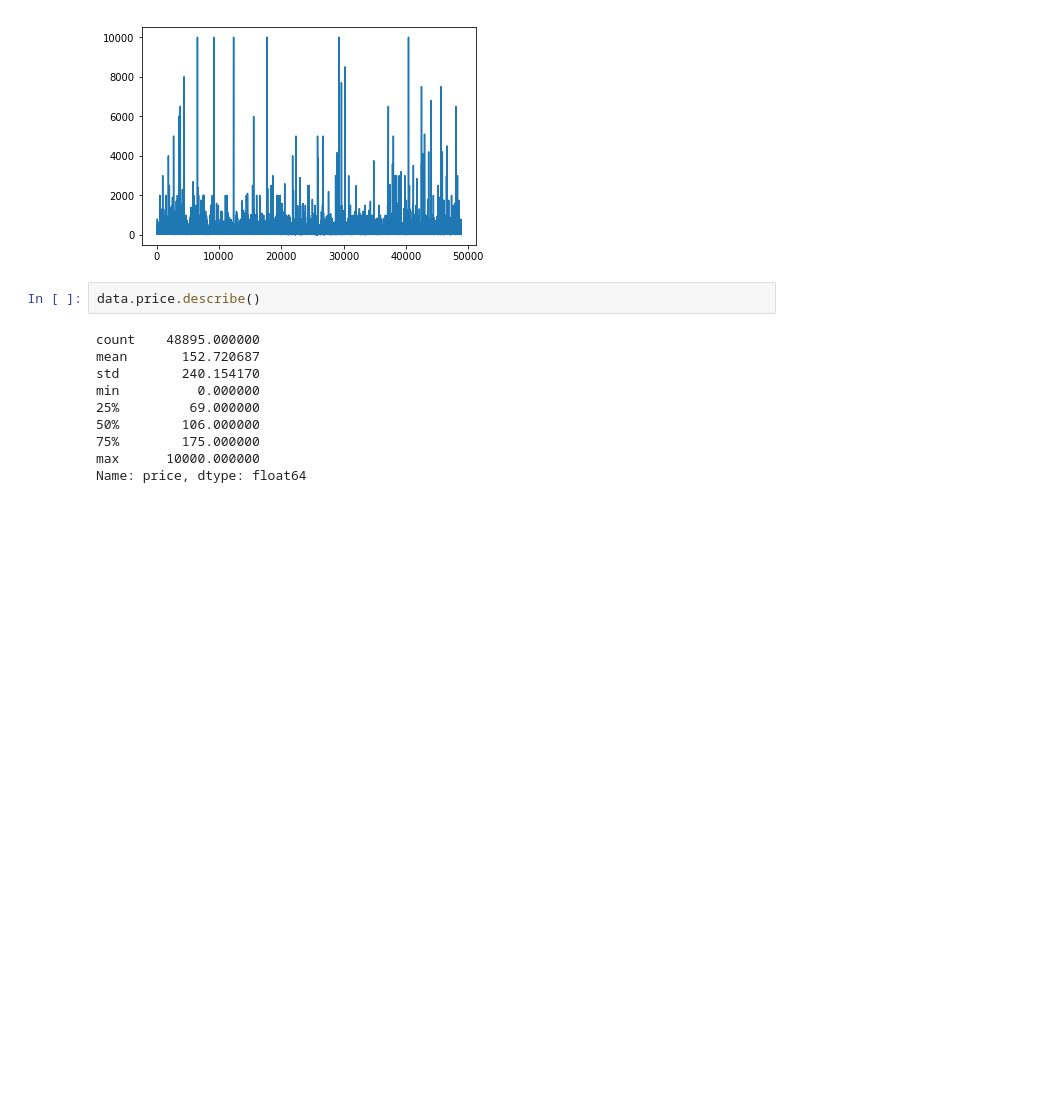
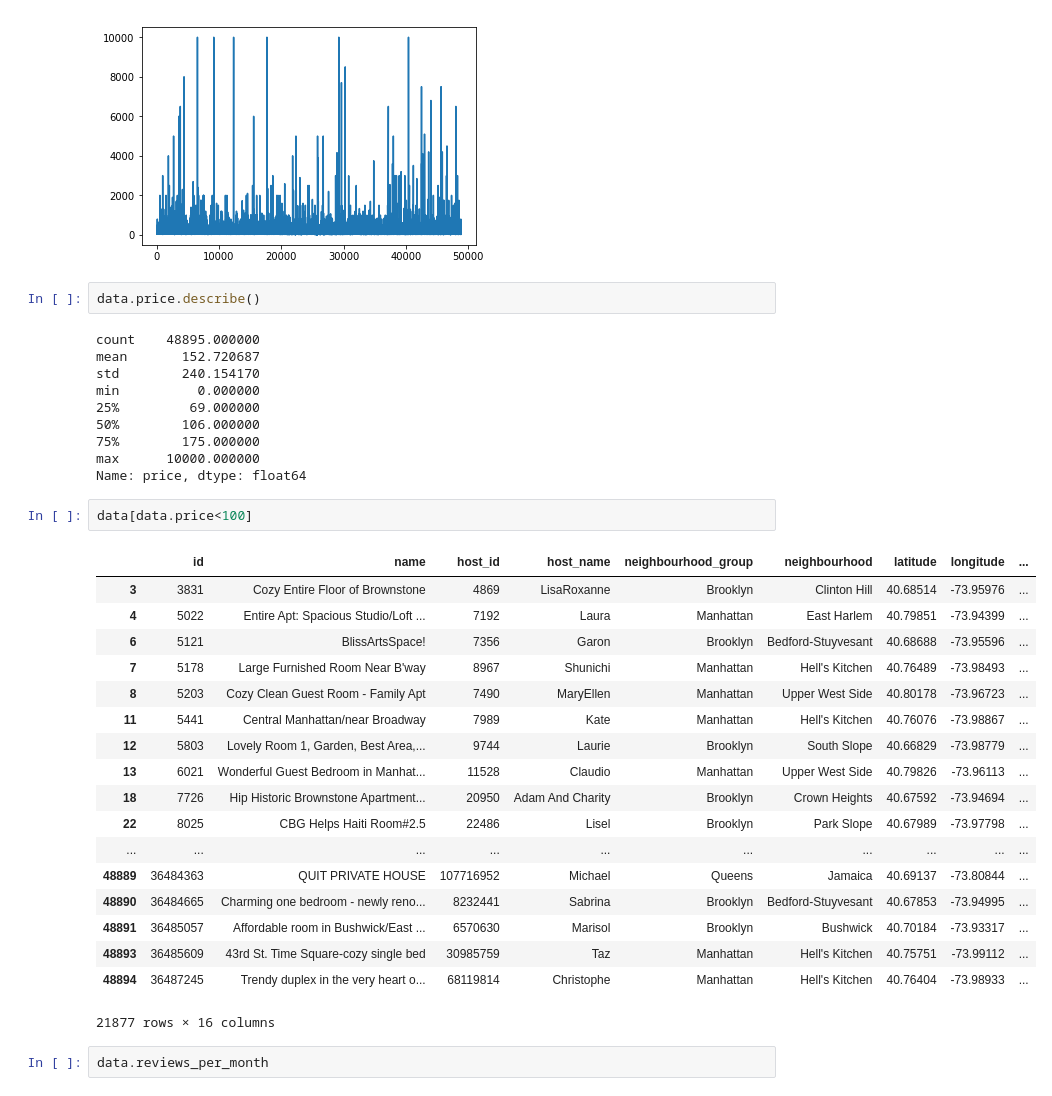
Before and after one commit to david-yang2/airbnb, a Jupyter notebook: EDA.ipynb, the cells around one changed output. Saved outputs shown, nothing was run; the diff lists cells and outputs as text; blank space fills up the shorter version.

```diff
--- a/EDA.ipynb
+++ b/EDA.ipynb
@@ -110,3 +110,26 @@ min          0.000000
 75%        175.000000
 max      10000.000000
 Name: price, dtype: float64
+# %%
+data[data.price<100]
+# %% [output]
+|  | id | name | host_id | host_name | neighbourhood_group | neighbourhood | latitude | longitude | ... |
+| 3 | 3831 | Cozy Entire Floor of Brownstone | 4869 | LisaRoxanne | Brooklyn | Clinton Hill | 40.68514 | -73.95976 | ... |
+| 4 | 5022 | Entire Apt: Spacious Studio/Loft ... | 7192 | Laura | Manhattan | East Harlem | 40.79851 | -73.94399 | ... |
+| 6 | 5121 | BlissArtsSpace! | 7356 | Garon | Brooklyn | Bedford-Stuyvesant | 40.68688 | -73.95596 | ... |
+| 7 | 5178 | Large Furnished Room Near B'way | 8967 | Shunichi | Manhattan | Hell's Kitchen | 40.76489 | -73.98493 | ... |
+| 8 | 5203 | Cozy Clean Guest Room - Family Apt | 7490 | MaryEllen | Manhattan | Upper West Side | 40.80178 | -73.96723 | ... |
+| 11 | 5441 | Central Manhattan/near Broadway | 7989 | Kate | Manhattan | Hell's Kitchen | 40.76076 | -73.98867 | ... |
+| 12 | 5803 | Lovely Room 1, Garden, Best Area,... | 9744 | Laurie | Brooklyn | South Slope | 40.66829 | -73.98779 | ... |
+| 13 | 6021 | Wonderful Guest Bedroom in Manhat... | 11528 | Claudio | Manhattan | Upper West Side | 40.79826 | -73.96113 | ... |
+| 18 | 7726 | Hip Historic Brownstone Apartment... | 20950 | Adam And Charity | Brooklyn | Crown Heights | 40.67592 | -73.94694 | ... |
+| 22 | 8025 | CBG Helps Haiti Room#2.5 | 22486 | Lisel | Brooklyn | Park Slope | 40.67989 | -73.97798 | ... |
+| ... | ... | ... | ... | ... | ... | ... | ... | ... | ... |
+| 48889 | 36484363 | QUIT PRIVATE HOUSE | 107716952 | Michael | Queens | Jamaica | 40.69137 | -73.80844 | ... |
+| 48890 | 36484665 | Charming one bedroom - newly reno... | 8232441 | Sabrina | Brooklyn | Bedford-Stuyvesant | 40.67853 | -73.94995 | ... |
+| 48891 | 36485057 | Affordable room in Bushwick/East ... | 6570630 | Marisol | Brooklyn | Bushwick | 40.70184 | -73.93317 | ... |
+| 48893 | 36485609 | 43rd St. Time Square-cozy single bed | 30985759 | Taz | Manhattan | Hell's Kitchen | 40.75751 | -73.99112 | ... |
+| 48894 | 36487245 | Trendy duplex in the very heart o... | 68119814 | Christophe | Manhattan | Hell's Kitchen | 40.76404 | -73.98933 | ... |
+21877 rows × 16 columns
+# %%
+data.reviews_per_month
```
